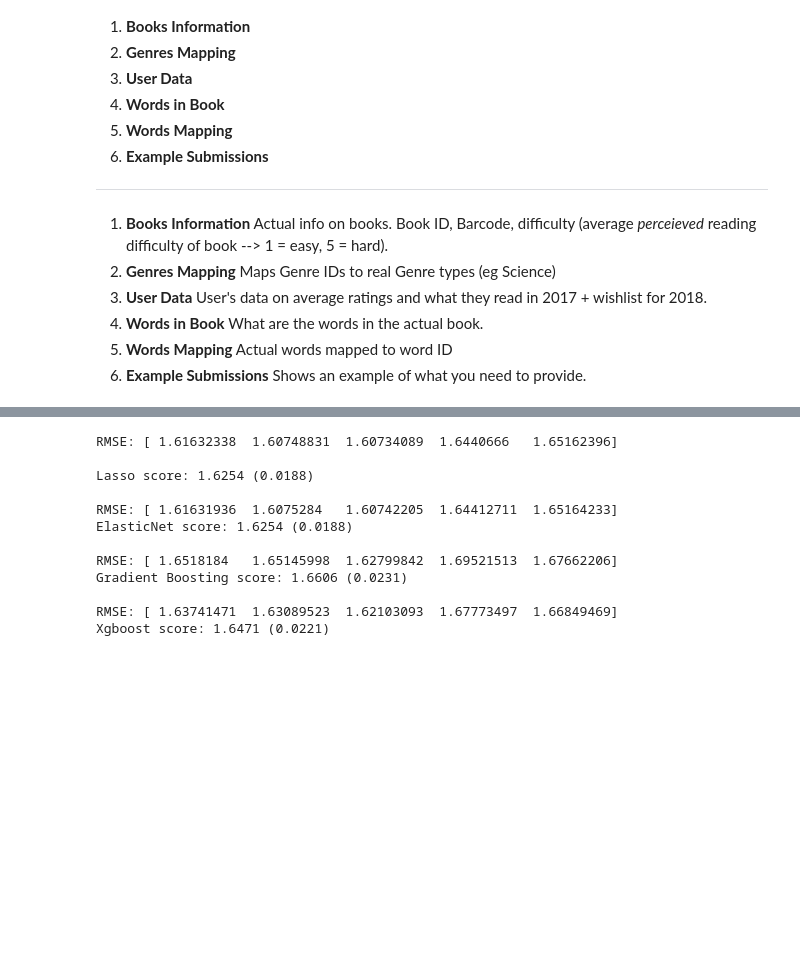
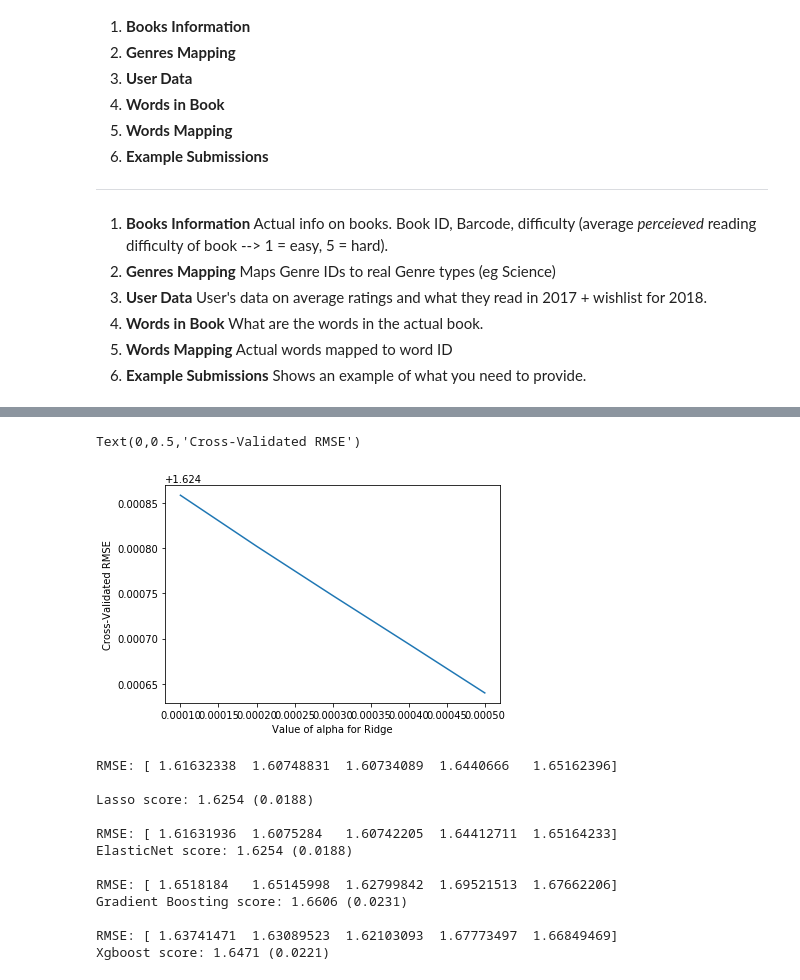
Before and after one commit to peterzzshi/UNSW-DataThon-2018, a Jupyter notebook: UNSW-DataThon-2018.ipynb, the cells around one changed output, grey strips where cells are left out. Saved outputs shown, nothing was run; the diff lists cells and outputs as text; code cells hidden in the pictures; blank space fills up the shorter version.

Commit message:
redefining models
Alpha values should be smaller

```diff
--- a/UNSW-DataThon-2018.ipynb
+++ b/UNSW-DataThon-2018.ipynb
@@ -104,10 +122,9 @@ import xgboost as xgb
 # import lightgbm as lgb
 from sklearn.kernel_ridge import KernelRidge
 # %%
-n_folds = 5
-def rmsle_cv(model):
-    kfold = KFold(n_folds, shuffle=True, random_state=42)
-    RMSE = np.sqrt(-cross_val_score(
-        model, X, y.ravel(), scoring="neg_mean_squared_error", cv=kfold.get_n_splits(X)))
-    print("RMSE:", RMSE)
-    return (RMSE)
+n_folds = 10
+def CV_RMSE(model):
+    kf = KFold(n_folds, shuffle=True)
+    scores = np.sqrt(-cross_val_score(model, X, y, cv=kf.get_n_splits(X), scoring='neg_mean_squared_error'))
+#     print("RMSE Score:", scores)
+    return scores
@@ -113,0 +151,11 @@ def rmsle_cv(model):
+# %%
+alpha_ranges = [0.0001, 0.0002, 0.0003, 0.0004, 0.0005]
+
+alpha_scores = []
+for alpha in alpha_ranges:
+    model = ElasticNet(alpha=alpha)
+
+    scores = CV_RMSE(model)
+    print(alpha, scores.mean())
+    alpha_scores.append(scores.mean())
+print(alpha_scores)
@@ -114,3 +169,14 @@ def rmsle_cv(model):
+# %%
+import matplotlib.pyplot as plt
+%matplotlib inline
+
+# plot the value of K for KNN (x-axis) versus the cross-validated accuracy (y-axis)
+plt.plot(alpha_ranges, alpha_scores)
+plt.xlabel('Value of alpha for Ridge')
+plt.ylabel('Cross-Validated RMSE')
+# %% [output]
+Text(0,0.5,'Cross-Validated RMSE')
+[figure, added]
 # %%
 # LASSO Regression :
 lasso = Lasso(alpha=0.0005, random_state=1)
```
Also changed, not shown: parts of 7 cells of this notebook.
